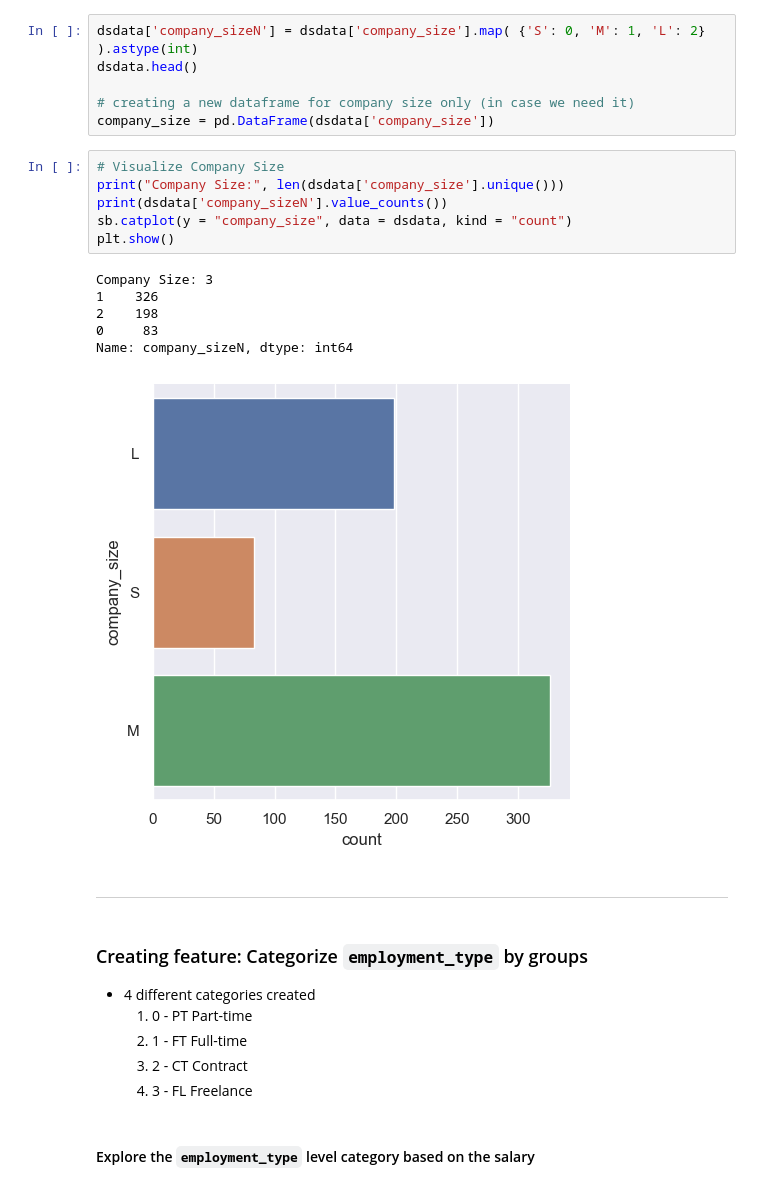
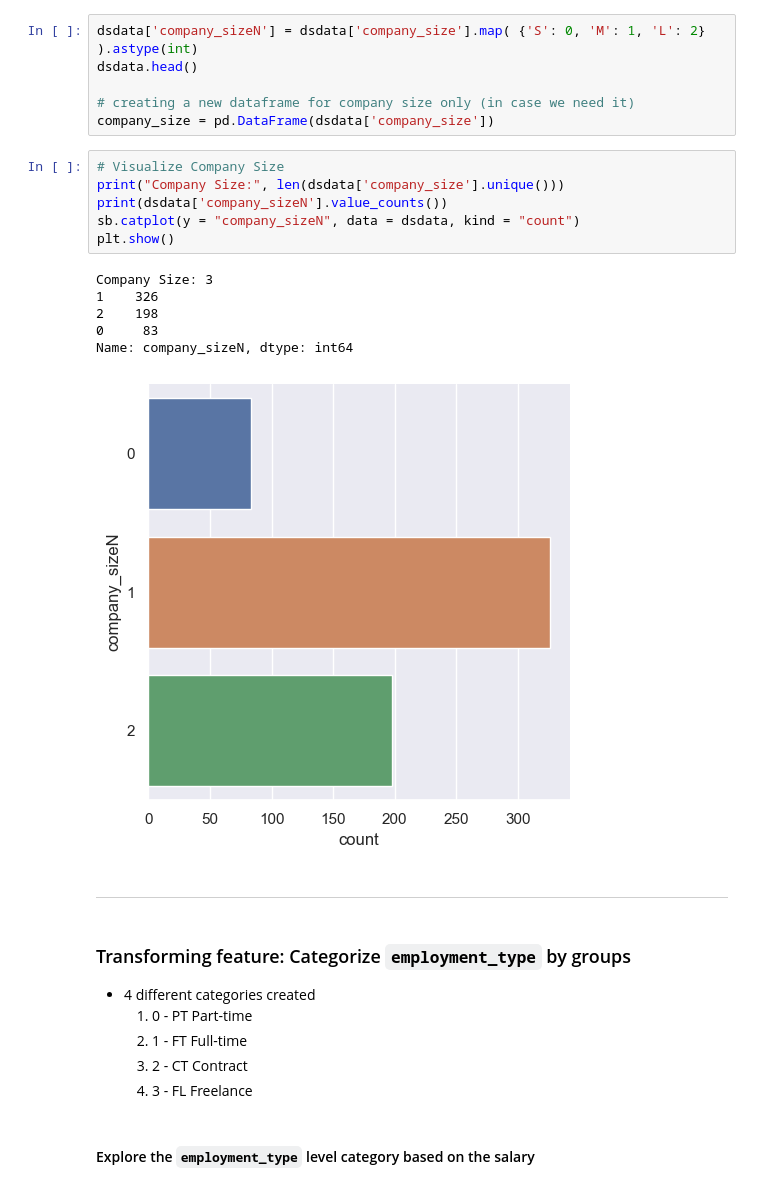
Before and after one commit to legitaxes/sc1015-mini_assignment, a Jupyter notebook: Data-Cleaning-and-Transformation.ipynb, the cells around one changed output. Drawn from its saved outputs; the diff is of its cells as text.

```diff
--- a/Data-Cleaning-and-Transformation.ipynb
+++ b/Data-Cleaning-and-Transformation.ipynb
@@ -288,20 +444,20 @@ company_size = pd.DataFrame(dsdata['company_size'])
 # %%
 # Visualize Company Size
 print("Company Size:", len(dsdata['company_size'].unique()))
 print(dsdata['company_sizeN'].value_counts())
-sb.catplot(y = "company_size", data = dsdata, kind = "count")
+sb.catplot(y = "company_sizeN", data = dsdata, kind = "count")
 plt.show()
 # %% [output]
 Company Size: 3
 1    326
 2    198
 0     83
 Name: company_sizeN, dtype: int64
-[figure, old version]
+[figure, new version]
 # %% [markdown]
 ---
 # %% [markdown]
-### Creating feature: Categorize `employment_type` by groups
+### Transforming feature: Categorize `employment_type` by groups
 - 4 different categories created
     1. 0 - PT Part-time
     2. 1 - FT Full-time
```
Also changed, not shown: parts of 32 cells of this notebook, 1 other file.
